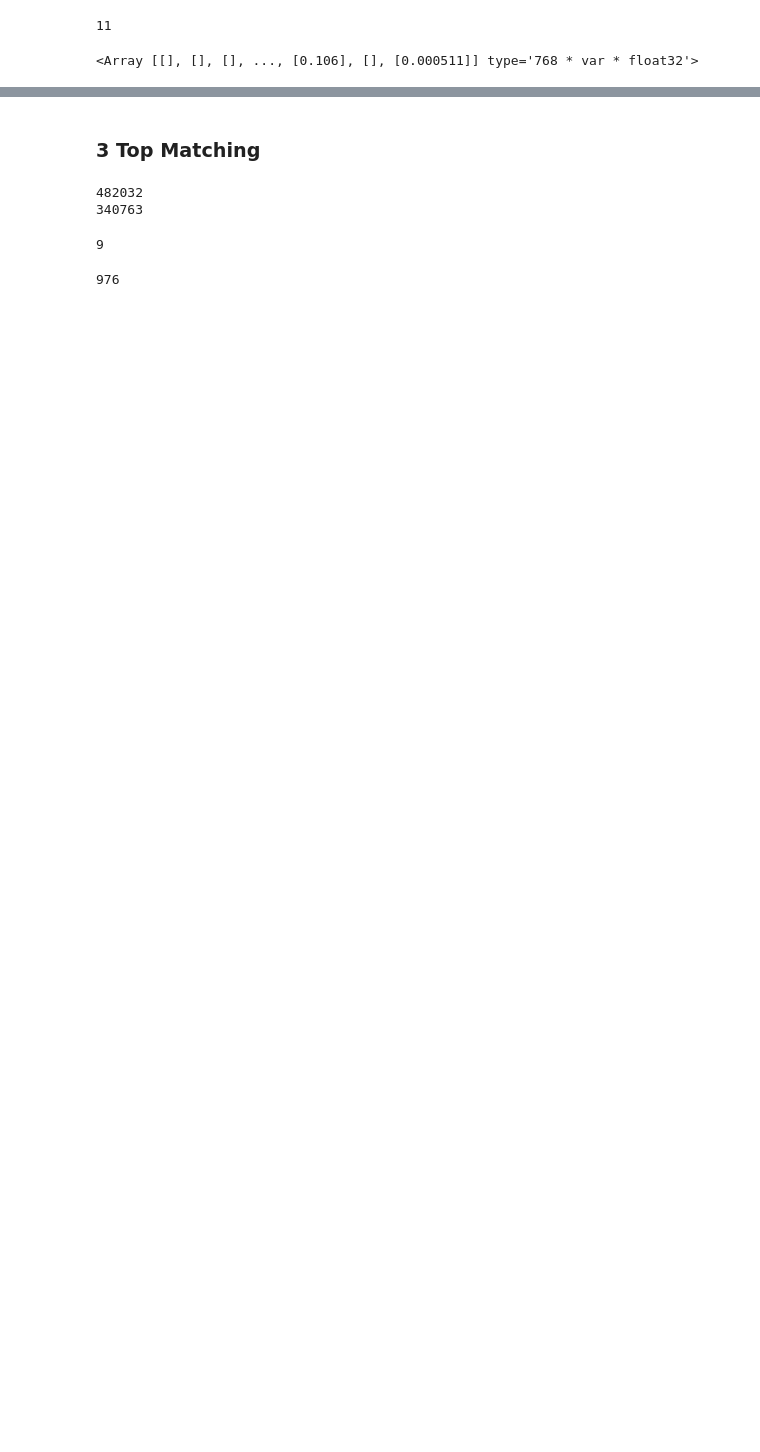
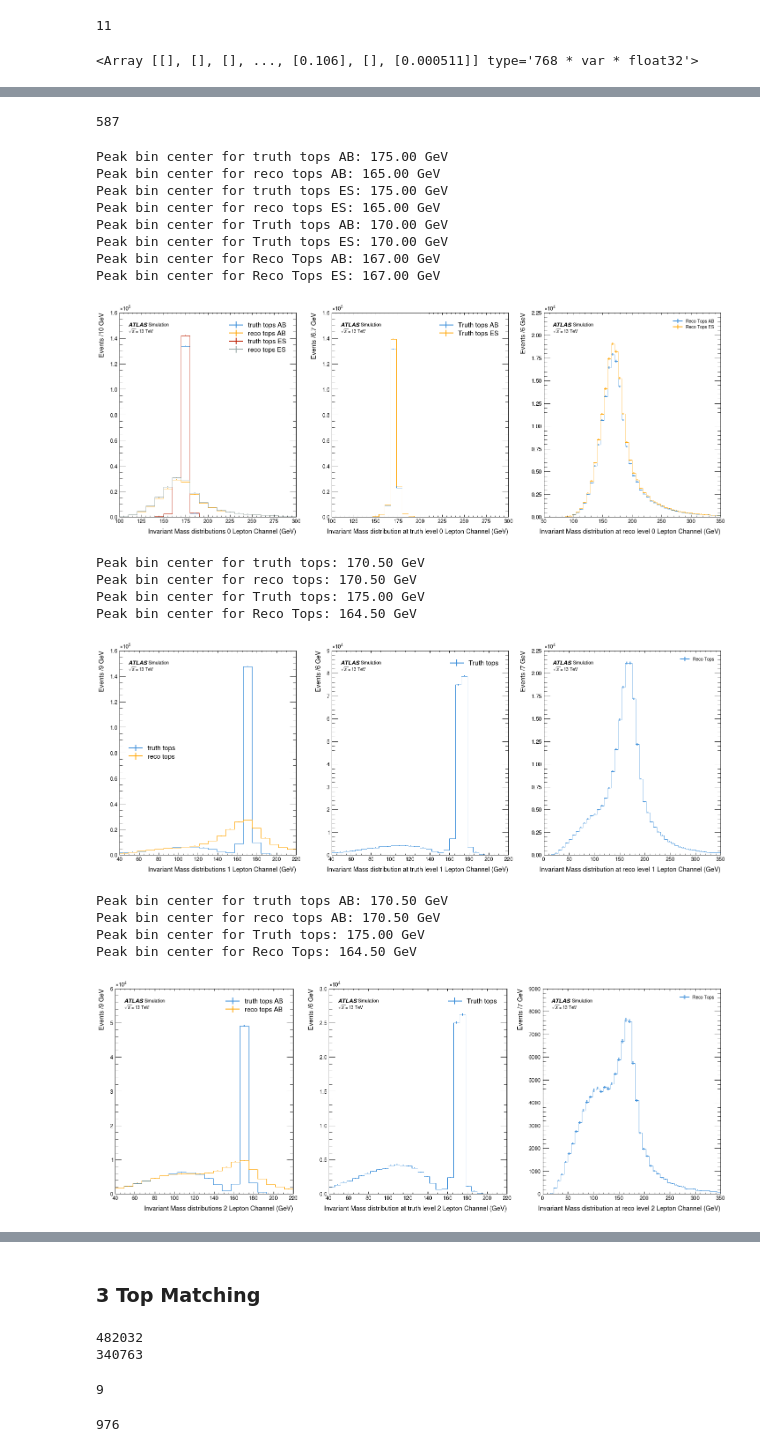
Before and after one commit to archiebrooks02/MPHYS-4Top, a Jupyter notebook: matching_bigdata.ipynb, the cells around one changed output, grey strips where cells are left out. Saved outputs shown, nothing was run; the diff lists cells and outputs as text; code cells hidden in the pictures; blank space fills up the shorter version.

```diff
--- a/matching_bigdata.ipynb
+++ b/matching_bigdata.ipynb
@@ -669,2 +1202,65 @@ len(fully_matched_4t_2L)
+# %%
+len(matched_4t_2L[ak.num(matched_4t_2L)==10])
+# %% [output]
+587
+# %%
+fig, ax = plt.subplots(nrows = 1, ncols = 3, figsize = (24,8))
+histogram([sm_truth_tops_4t_0L.m,sm_reco_tops_4t_0L.m, all_truth_tops_ES.m,ak.flatten(all_reco_tops_ES).m], 20, [r'truth tops AB', r'reco tops AB', r'truth tops ES', r'reco tops ES'], ax[0], density = False, x_units='GeV', set_range=(100,300), print_peak=True)
+ax[0].set_xlabel(r'Invariant Mass distributions 0 Lepton Channel (GeV)')
+ax[0].legend(fontsize=15)
+histogram([sm_truth_tops_4t_0L.m,all_truth_tops_ES.m], 30, [r'Truth tops AB',r'Truth tops ES',r''], ax[1], density = False, x_units='GeV', print_peak=True, set_range=(100,300))
+ax[1].set_xlabel(r'Invariant Mass distribution at truth level 0 Lepton Channel (GeV)')
+ax[1].legend(fontsize=15)
+histogram([sm_reco_tops_4t_0L.m,ak.flatten(all_reco_tops_ES).m], 50, ['Reco Tops AB', 'Reco Tops ES'], ax[2], density = False, x_units='GeV', print_peak=True, set_range=(50,350))
+ax[2].set_xlabel(r'Invariant Mass distribution at reco level 0 Lepton Channel (GeV)')
+
+plt.subplots_adjust(hspace=0.25)
+plt.show()
+
+fig, ax = plt.subplots(nrows = 1, ncols = 3, figsize = (24,8))
+histogram([sm_truth_tops_4t_1L.m,sm_reco_tops_4t_1L.m], 20, [r'truth tops', r'reco tops'], ax[0], density = False, x_units='GeV', set_range=(40,220), print_peak=True)
+ax[0].set_xlabel(r'Invariant Mass distributions 1 Lepton Channel (GeV)')
+ax[0].legend(fontsize=15)
+histogram([sm_truth_tops_4t_1L.m], 30, [r'Truth tops'], ax[1], density = False, x_units='GeV', print_peak=True, set_range=(40,220))
+ax[1].set_xlabel(r'Invariant Mass distribution at truth level 1 Lepton Channel (GeV)')
+ax[1].legend(fontsize=15)
+histogram([sm_reco_tops_4t_1L.m], 50, ['Reco Tops'], ax[2], density = False, x_units='GeV', print_peak=True, set_range=(0,350))
+ax[2].set_xlabel(r'Invariant Mass distribution at reco level 1 Lepton Channel (GeV)')
+
+plt.subplots_adjust(hspace=0.25)
+plt.show()
+
+fig, ax = plt.subplots(nrows = 1, ncols = 3, figsize = (24,8))
+histogram([sm_truth_tops_4t_2L.m,sm_reco_tops_4t_2L.m], 20, [r'truth tops AB', r'reco tops AB', r'truth tops ES', r'reco tops ES'], ax[0], density = False, x_units='GeV', set_range=(40,220), print_peak=True)
+ax[0].set_xlabel(r'Invariant Mass distributions 2 Lepton Channel (GeV)')
+ax[0].legend(fontsize=15)
+histogram([sm_truth_tops_4t_2L.m], 30, [r'Truth tops'], ax[1], density = False, x_units='GeV', print_peak=True, set_range=(40,220))
+ax[1].set_xlabel(r'Invariant Mass distribution at truth level 2 Lepton Channel (GeV)')
+ax[1].legend(fontsize=15)
+histogram([sm_reco_tops_4t_2L.m], 50, ['Reco Tops'], ax[2], density = False, x_units='GeV', print_peak=True, set_range=(0,350))
+ax[2].set_xlabel(r'Invariant Mass distribution at reco level 2 Lepton Channel (GeV)')
+
+plt.subplots_adjust(hspace=0.25)
+plt.show()
+# %% [output]
+Peak bin center for truth tops AB: 175.00 GeV
+Peak bin center for reco tops AB: 165.00 GeV
+Peak bin center for truth tops ES: 175.00 GeV
+Peak bin center for reco tops ES: 165.00 GeV
+Peak bin center for Truth tops AB: 170.00 GeV
+Peak bin center for Truth tops ES: 170.00 GeV
+Peak bin center for Reco Tops AB: 167.00 GeV
+Peak bin center for Reco Tops ES: 167.00 GeV
+[figure, added]
+Peak bin center for truth tops: 170.50 GeV
+Peak bin center for reco tops: 170.50 GeV
+Peak bin center for Truth tops: 175.00 GeV
+Peak bin center for Reco Tops: 164.50 GeV
+[figure, added]
+Peak bin center for truth tops AB: 170.50 GeV
+Peak bin center for reco tops AB: 170.50 GeV
+Peak bin center for Truth tops: 175.00 GeV
+Peak bin center for Reco Tops: 164.50 GeV
+[figure, added]
 # %%
 fig, ax = plt.subplots(nrows = 1, ncols = 3, figsize = (24,8))
```
Also changed, not shown: parts of 21 cells of this notebook.
